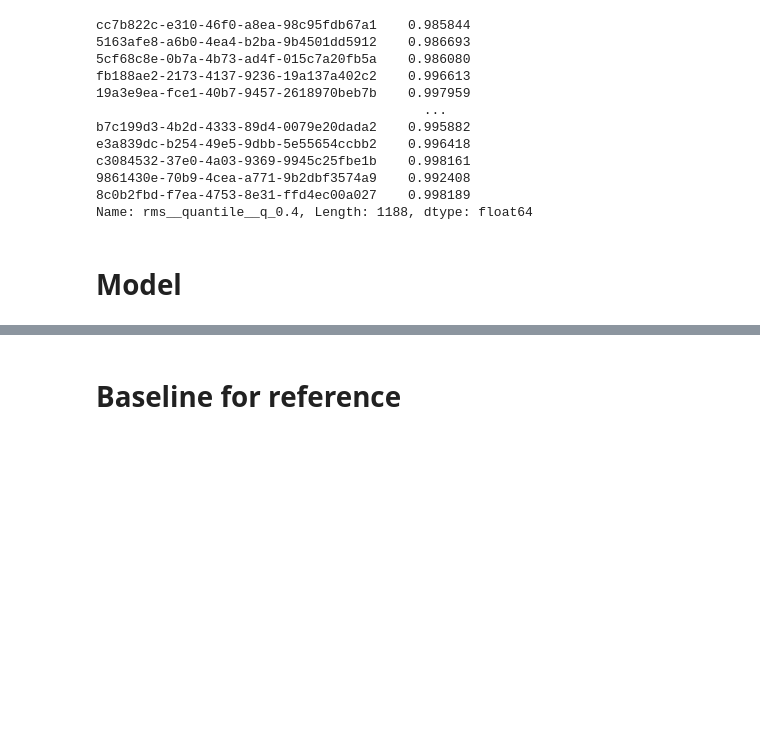
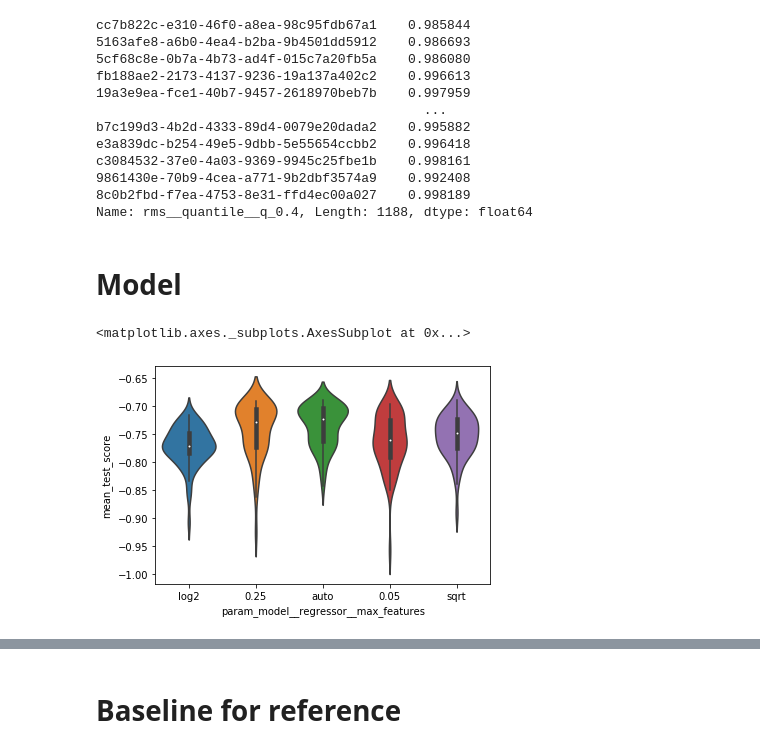
Before and after one commit to huangy6/beat_pd, a Jupyter notebook: Predictions.ipynb, the cells around one changed output, grey strips where cells are left out. Drawn from its saved outputs; the diff is of its cells as text; code cells hidden in the pictures; blank space fills up the shorter version.

Commit message:
Sweep through max_features param to try controlling overfitting

```diff
--- a/Predictions.ipynb
+++ b/Predictions.ipynb
@@ -178,6 +173,9 @@ X = features
 cv_fit = search.fit(X, y)
 cv_results = pd.DataFrame(cv_fit.cv_results_)
 # %%
-sns.relplot(data=cv_results, x='param_model__regressor__l1_ratio', y='rank_test_score')
+sns.violinplot(data=cv_results, x='param_model__regressor__max_features', y='mean_test_score')
+# %% [output]
+<matplotlib.axes._subplots.AxesSubplot at 0x...>
+[figure, added]
 # %%
 cv_results.sort_values(by='rank_test_score')
```
Also changed, not shown: parts of 8 cells of this notebook.
